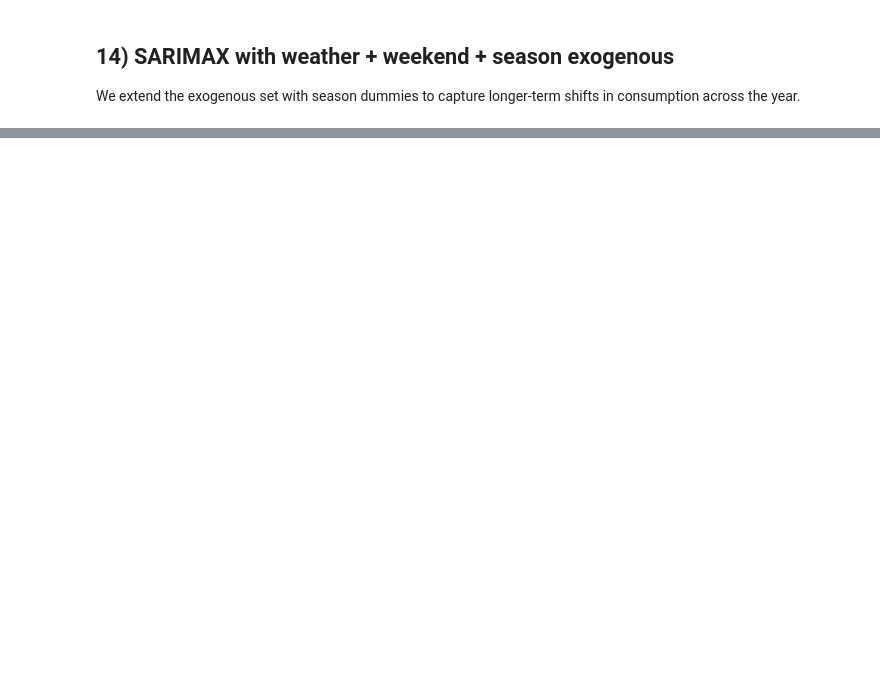
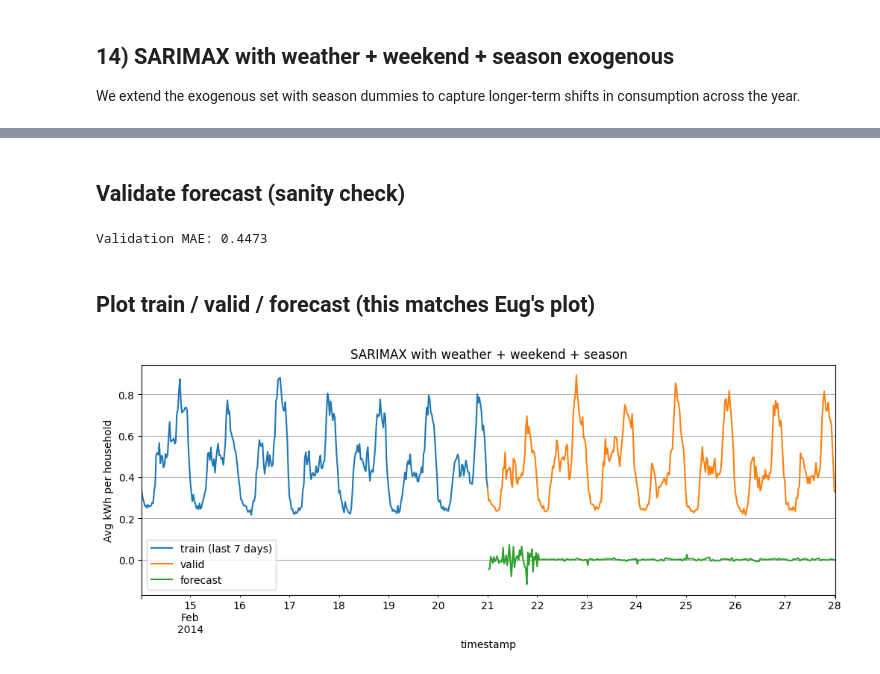
Before and after one commit to bertieford/forecast-and-flex, a Jupyter notebook: notebooks/weather_exploration.ipynb, the cells around one changed output, grey strips where cells are left out. Cells and saved outputs as stored; diff of their text form; code cells hidden in the pictures; blank space fills up the shorter version.

```diff
--- a/notebooks/weather_exploration.ipynb
+++ b/notebooks/weather_exploration.ipynb
@@ -357,0 +414,3 @@ plt.show()
+# %%
+# Snap timestamps to nearest 30 minutes
+df["timestamp"] = df["timestamp"].dt.round("30min")
@@ -357,0 +536,17 @@ plt.show()
+# %%
+# Use last 12 weeks only (keeps model fast + relevant)
+train_start = Y.index.max() - pd.Timedelta(weeks=12)
+
+Yw = Y.loc[train_start:]
+Xw = X.loc[train_start:]
+
+# Hold out last 7 days for validation
+cutoff = Yw.index.max() - pd.Timedelta(days=7)
+
+y_train = Yw.loc[:cutoff, "All_Households"]
+y_valid = Yw.loc[cutoff:, "All_Households"]
+
+X_train = Xw.loc[y_train.index]
+X_valid = Xw.loc[y_valid.index]
+
+print(len(y_train), len(y_valid))
@@ -357,0 +617,33 @@ plt.show()
+# %% [markdown]
+## Validate forecast (sanity check)
+# %%
+pred = results.get_forecast(
+    steps=len(y_valid),
+    exog=X_valid_s
+)
+
+y_pred = pred.predicted_mean
+
+mae = mean_absolute_error(y_valid, y_pred)
+print(f"Validation MAE: {mae:.4f}")
+# %% [output]
+Validation MAE: 0.4473
+# %% [markdown]
+## Plot train / valid / forecast (this matches Eug's plot)
+# %%
+import matplotlib.pyplot as plt
+
+fig, ax = plt.subplots(figsize=(12, 4))
+
+y_train.tail(7 * 48).plot(ax=ax, label="train (last 7 days)")
+y_valid.plot(ax=ax, label="valid")
+y_pred.plot(ax=ax, label="forecast")
+
+ax.set_title("SARIMAX with weather + weekend + season")
+ax.set_ylabel("Avg kWh per household")
+ax.grid(True)
+ax.legend()
+
+plt.show()
+# %% [output]
+[figure, added]
```
Also changed, not shown: parts of 66 cells of this notebook.
